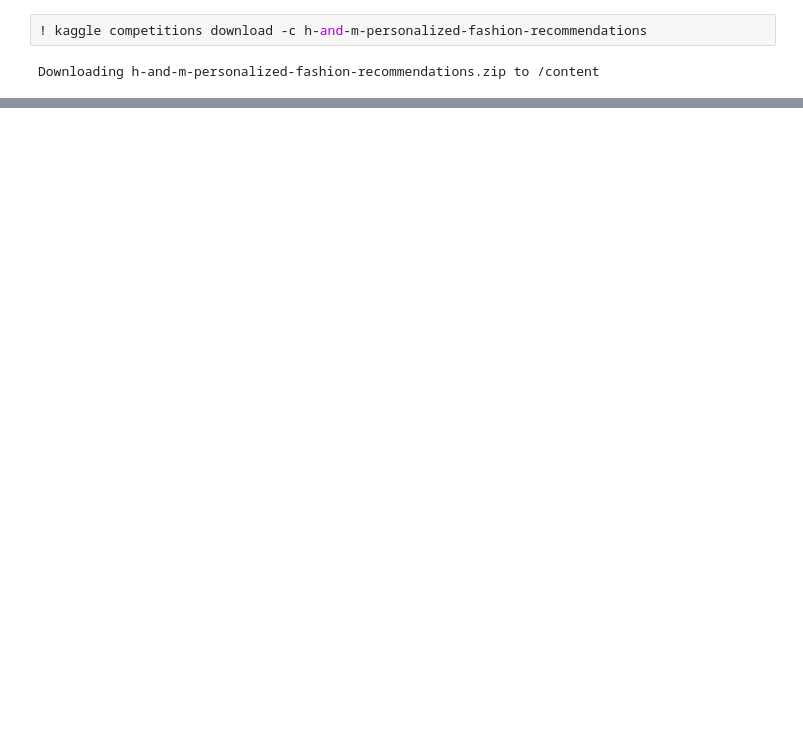
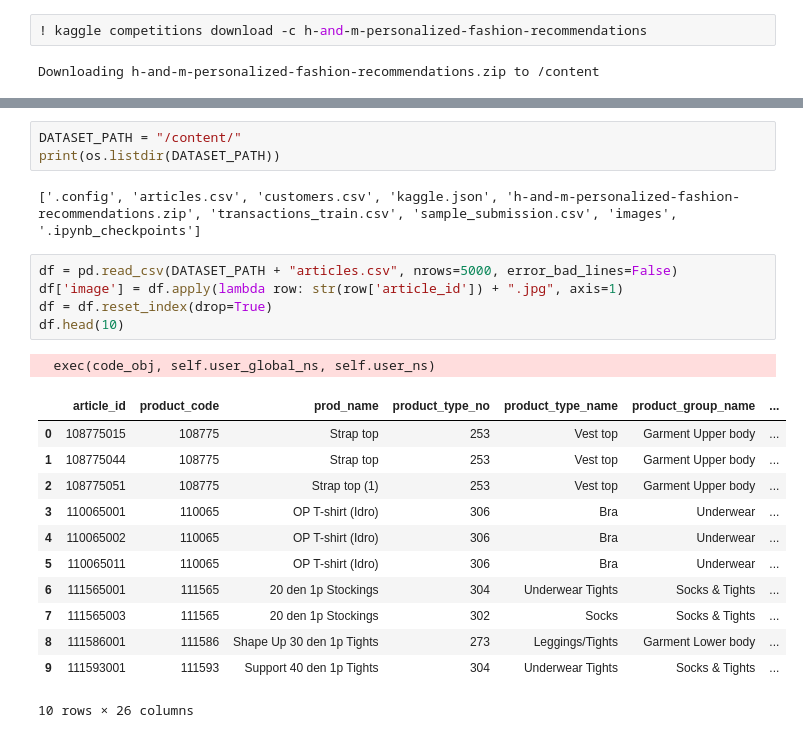
Before and after one commit to NoraYoussefi/H-M-Personalized-Fashion-Recommendation, a Jupyter notebook: H&M.ipynb, the cells around one changed output, grey strips where cells are left out. Cells and saved outputs as stored; diff of their text form; blank space fills up the shorter version.

```diff
--- a/H&M.ipynb
+++ b/H&M.ipynb
@@ -43,0 +79,24 @@ import pandas as pd
+# %%
+DATASET_PATH = "/content/"
+print(os.listdir(DATASET_PATH))
+# %% [output]
+['.config', 'articles.csv', 'customers.csv', 'kaggle.json', 'h-and-m-personalized-fashion-recommendations.zip', 'transactions_train.csv', 'sample_submission.csv', 'images', '.ipynb_checkpoints']
+# %%
+df = pd.read_csv(DATASET_PATH + "articles.csv", nrows=5000, error_bad_lines=False)
+df['image'] = df.apply(lambda row: str(row['article_id']) + ".jpg", axis=1)
+df = df.reset_index(drop=True)
+df.head(10)
+# %% [output]
+  exec(code_obj, self.user_global_ns, self.user_ns)
+|  | article_id | product_code | prod_name | product_type_no | product_type_name | product_group_name | ... |
+| 0 | 108775015 | 108775 | Strap top | 253 | Vest top | Garment Upper body | ... |
+| 1 | 108775044 | 108775 | Strap top | 253 | Vest top | Garment Upper body | ... |
+| 2 | 108775051 | 108775 | Strap top (1) | 253 | Vest top | Garment Upper body | ... |
+| 3 | 110065001 | 110065 | OP T-shirt (Idro) | 306 | Bra | Underwear | ... |
+| 4 | 110065002 | 110065 | OP T-shirt (Idro) | 306 | Bra | Underwear | ... |
+| 5 | 110065011 | 110065 | OP T-shirt (Idro) | 306 | Bra | Underwear | ... |
+| 6 | 111565001 | 111565 | 20 den 1p Stockings | 304 | Underwear Tights | Socks & Tights | ... |
+| 7 | 111565003 | 111565 | 20 den 1p Stockings | 302 | Socks | Socks & Tights | ... |
+| 8 | 111586001 | 111586 | Shape Up 30 den 1p Tights | 273 | Leggings/Tights | Garment Lower body | ... |
+| 9 | 111593001 | 111593 | Support 40 den 1p Tights | 304 | Underwear Tights | Socks & Tights | ... |
+10 rows × 26 columns
```
Also changed, not shown: parts of 31 cells of this notebook.
